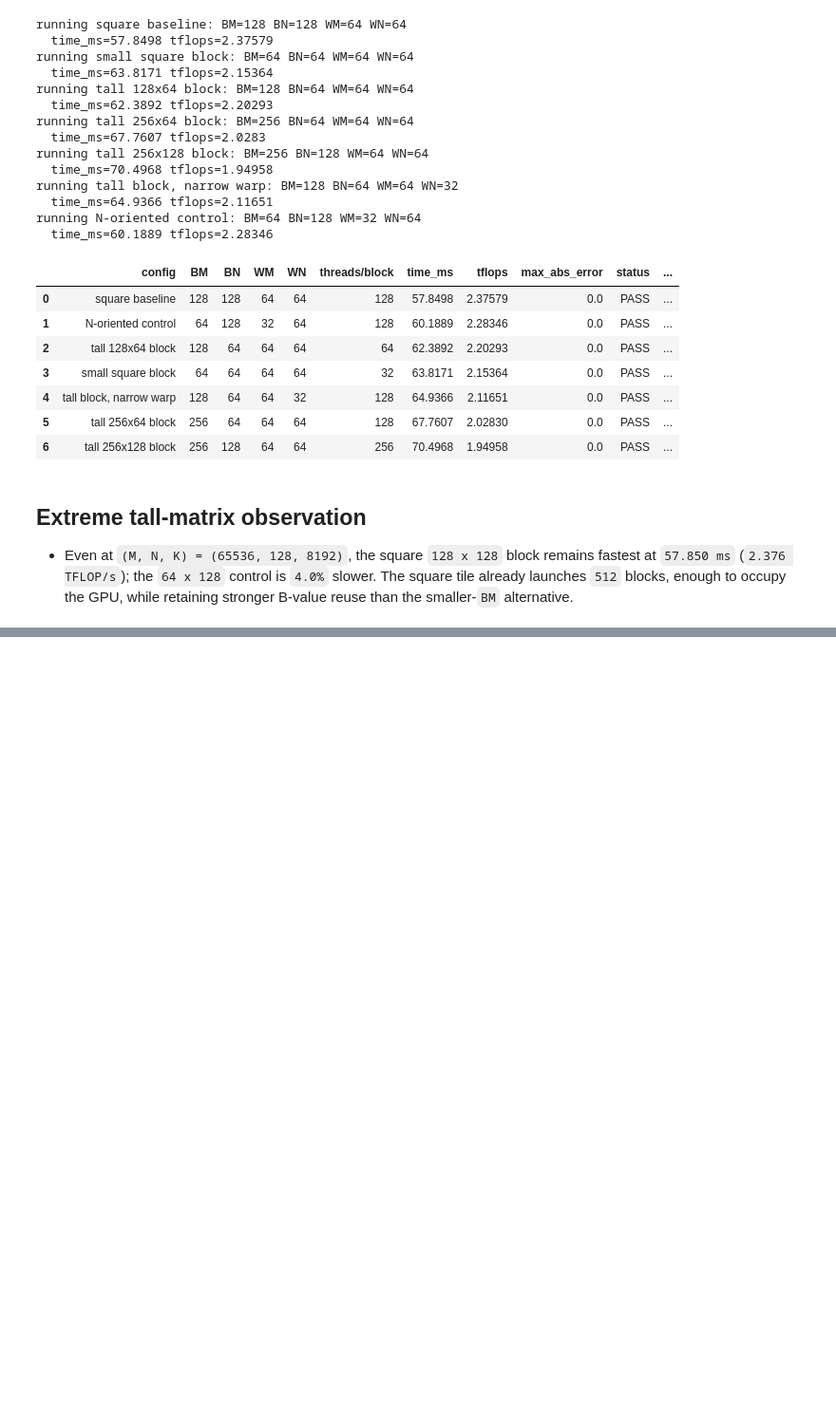
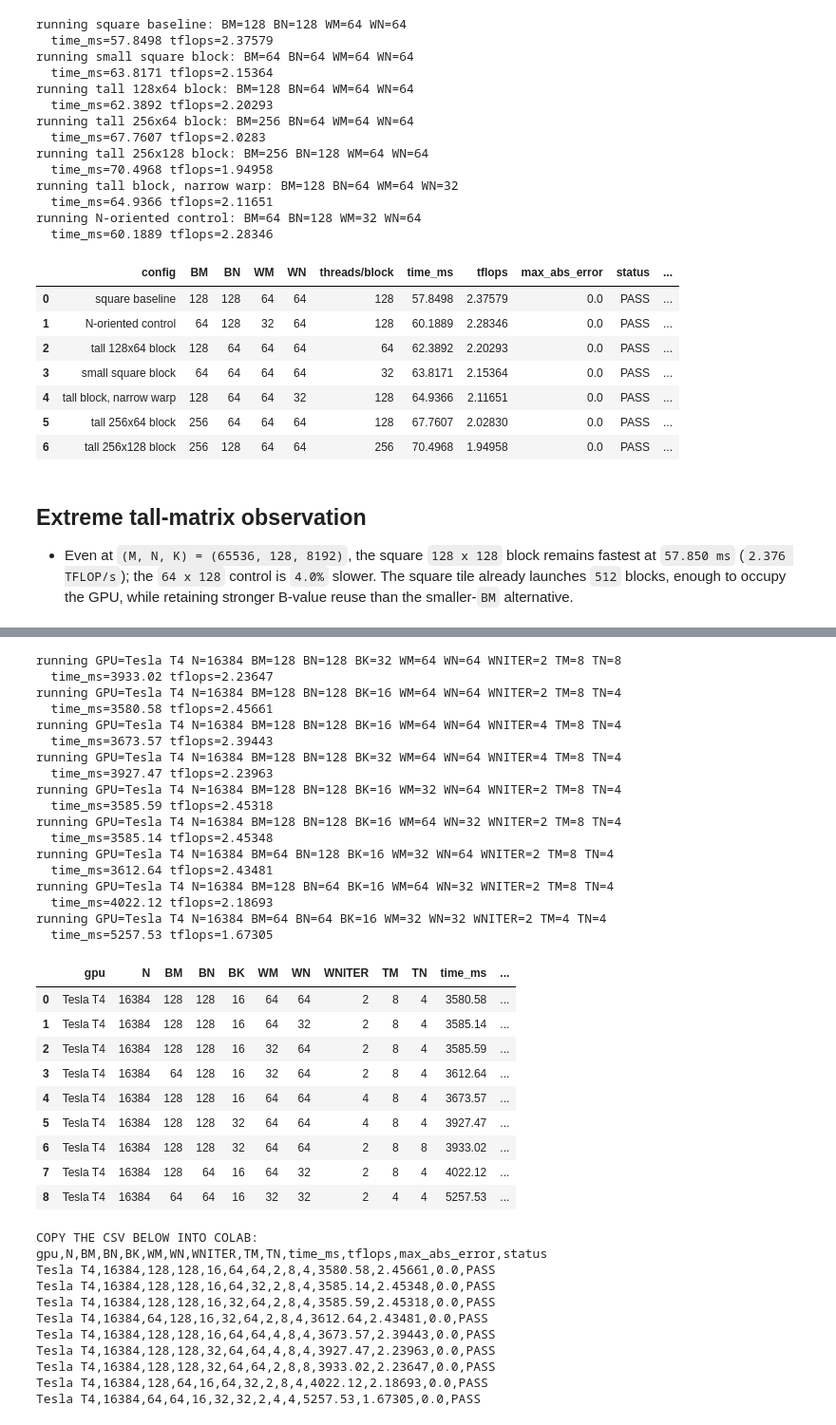
Before and after one commit to Sushil2006/matmul_cuda, a Jupyter notebook: notebook.ipynb, the cells around one changed output, grey strips where cells are left out. Shown at 95% size. Cells and saved outputs as stored; diff of their text form; code cells hidden in the pictures; blank space fills up the shorter version.

```diff
--- a/notebook.ipynb
+++ b/notebook.ipynb
@@ -1169,0 +1171,79 @@ running N-oriented control: BM=64 BN=128 WM=32 WN=64
+# %%
+# Run this after the setup/compile cell on either GPU, then copy the CSV output to Colab.
+import subprocess
+import pandas as pd
+
+size = 16384
+warp_configs = [
+    (128, 128, 32, 64, 64, 2, 8, 8),
+    (128, 128, 16, 64, 64, 2, 8, 4),
+    (128, 128, 16, 64, 64, 4, 8, 4),
+    (128, 128, 32, 64, 64, 4, 8, 4),
+    (128, 128, 16, 32, 64, 2, 8, 4),
+    (128, 128, 16, 64, 32, 2, 8, 4),
+    (64, 128, 16, 32, 64, 2, 8, 4),
+    (128, 64, 16, 64, 32, 2, 8, 4),
+    (64, 64, 16, 32, 32, 2, 4, 4),
+]
+gpu_name = subprocess.run(['nvidia-smi', '--query-gpu=name', '--format=csv,noheader'], capture_output=True, text=True, check=True).stdout.strip()
+warp_tuning_rows = []
+
+for bm, bn, bk, wm, wn, wniter, tm, tn in warp_configs:
+    print(f'running GPU={gpu_name} N={size} BM={bm} BN={bn} BK={bk} WM={wm} WN={wn} WNITER={wniter} TM={tm} TN={tn}', flush=True)
+    completed = subprocess.run(
+        ['./matmul', '--kernel', 'warp', '--M', str(size), '--N', str(size), '--K', str(size),
+         '--BM', str(bm), '--BN', str(bn), '--BK', str(bk), '--WM', str(wm), '--WN', str(wn),
+         '--WNITER', str(wniter), '--TM', str(tm), '--TN', str(tn)],
+        capture_output=True, text=True, check=True)
+    metrics = dict(item.split('=', 1) for item in completed.stdout.strip().splitlines()[-1].split())
+    print(f'  time_ms={metrics["time_ms"]} tflops={metrics["tflops"]}', flush=True)
+    warp_tuning_rows.append({
+        'gpu': gpu_name, 'N': size, 'BM': bm, 'BN': bn, 'BK': bk, 'WM': wm, 'WN': wn, 'WNITER': wniter, 'TM': tm, 'TN': tn,
+        'time_ms': float(metrics['time_ms']), 'tflops': float(metrics['tflops']),
+        'max_abs_error': float(metrics['max_abs_error']), 'status': metrics['status'],
+    })
+
+warp_tuning_gpu_df = pd.DataFrame(warp_tuning_rows).sort_values('time_ms').reset_index(drop=True)
+display(warp_tuning_gpu_df)
+print('\nCOPY THE CSV BELOW INTO COLAB:')
+print(warp_tuning_gpu_df.to_csv(index=False))
+# %% [output]
+running GPU=Tesla T4 N=16384 BM=128 BN=128 BK=32 WM=64 WN=64 WNITER=2 TM=8 TN=8
+  time_ms=3933.02 tflops=2.23647
+running GPU=Tesla T4 N=16384 BM=128 BN=128 BK=16 WM=64 WN=64 WNITER=2 TM=8 TN=4
+  time_ms=3580.58 tflops=2.45661
+running GPU=Tesla T4 N=16384 BM=128 BN=128 BK=16 WM=64 WN=64 WNITER=4 TM=8 TN=4
+  time_ms=3673.57 tflops=2.39443
+running GPU=Tesla T4 N=16384 BM=128 BN=128 BK=32 WM=64 WN=64 WNITER=4 TM=8 TN=4
+  time_ms=3927.47 tflops=2.23963
+running GPU=Tesla T4 N=16384 BM=128 BN=128 BK=16 WM=32 WN=64 WNITER=2 TM=8 TN=4
+  time_ms=3585.59 tflops=2.45318
+running GPU=Tesla T4 N=16384 BM=128 BN=128 BK=16 WM=64 WN=32 WNITER=2 TM=8 TN=4
+  time_ms=3585.14 tflops=2.45348
+running GPU=Tesla T4 N=16384 BM=64 BN=128 BK=16 WM=32 WN=64 WNITER=2 TM=8 TN=4
+  time_ms=3612.64 tflops=2.43481
+running GPU=Tesla T4 N=16384 BM=128 BN=64 BK=16 WM=64 WN=32 WNITER=2 TM=8 TN=4
+  time_ms=4022.12 tflops=2.18693
+running GPU=Tesla T4 N=16384 BM=64 BN=64 BK=16 WM=32 WN=32 WNITER=2 TM=4 TN=4
+  time_ms=5257.53 tflops=1.67305
+|  | gpu | N | BM | BN | BK | WM | WN | WNITER | TM | TN | time_ms | ... |
+| 0 | Tesla T4 | 16384 | 128 | 128 | 16 | 64 | 64 | 2 | 8 | 4 | 3580.58 | ... |
+| 1 | Tesla T4 | 16384 | 128 | 128 | 16 | 64 | 32 | 2 | 8 | 4 | 3585.14 | ... |
+| 2 | Tesla T4 | 16384 | 128 | 128 | 16 | 32 | 64 | 2 | 8 | 4 | 3585.59 | ... |
+| 3 | Tesla T4 | 16384 | 64 | 128 | 16 | 32 | 64 | 2 | 8 | 4 | 3612.64 | ... |
+| 4 | Tesla T4 | 16384 | 128 | 128 | 16 | 64 | 64 | 4 | 8 | 4 | 3673.57 | ... |
+| 5 | Tesla T4 | 16384 | 128 | 128 | 32 | 64 | 64 | 4 | 8 | 4 | 3927.47 | ... |
+| 6 | Tesla T4 | 16384 | 128 | 128 | 32 | 64 | 64 | 2 | 8 | 8 | 3933.02 | ... |
+| 7 | Tesla T4 | 16384 | 128 | 64 | 16 | 64 | 32 | 2 | 8 | 4 | 4022.12 | ... |
+| 8 | Tesla T4 | 16384 | 64 | 64 | 16 | 32 | 32 | 2 | 4 | 4 | 5257.53 | ... |
+COPY THE CSV BELOW INTO COLAB:
+gpu,N,BM,BN,BK,WM,WN,WNITER,TM,TN,time_ms,tflops,max_abs_error,status
+Tesla T4,16384,128,128,16,64,64,2,8,4,3580.58,2.45661,0.0,PASS
+Tesla T4,16384,128,128,16,64,32,2,8,4,3585.14,2.45348,0.0,PASS
+Tesla T4,16384,128,128,16,32,64,2,8,4,3585.59,2.45318,0.0,PASS
+Tesla T4,16384,64,128,16,32,64,2,8,4,3612.64,2.43481,0.0,PASS
+Tesla T4,16384,128,128,16,64,64,4,8,4,3673.57,2.39443,0.0,PASS
+Tesla T4,16384,128,128,32,64,64,4,8,4,3927.47,2.23963,0.0,PASS
+Tesla T4,16384,128,128,32,64,64,2,8,8,3933.02,2.23647,0.0,PASS
+Tesla T4,16384,128,64,16,64,32,2,8,4,4022.12,2.18693,0.0,PASS
+Tesla T4,16384,64,64,16,32,32,2,4,4,5257.53,1.67305,0.0,PASS
```
Also changed, not shown: parts of 5 cells of this notebook, 1 other file.
